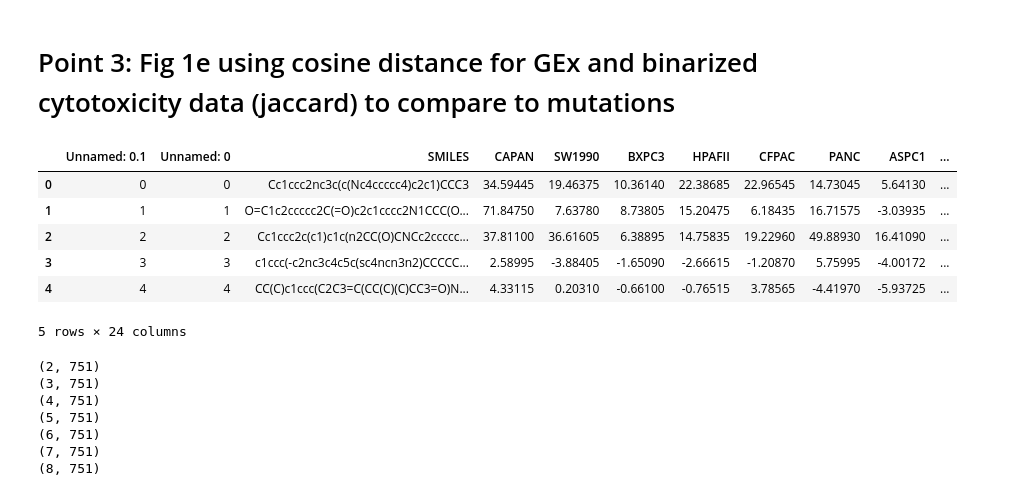
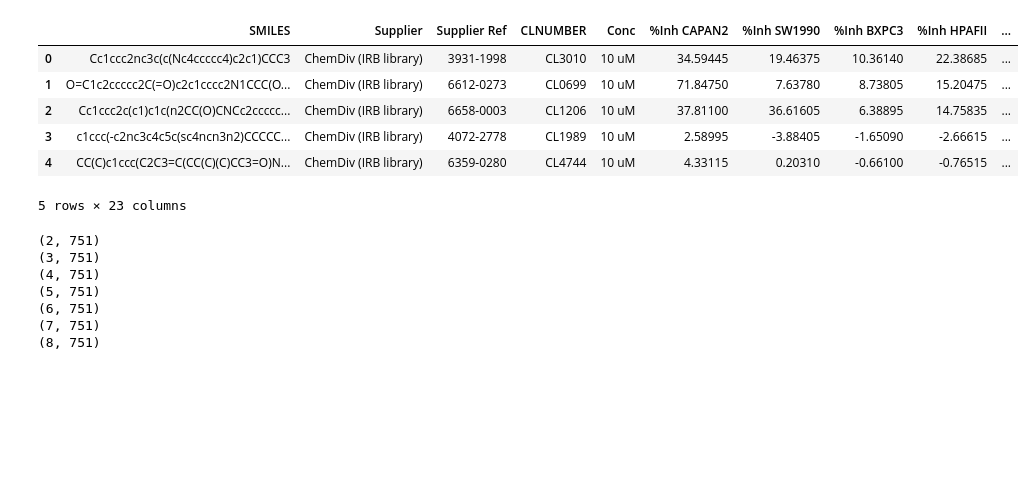
Before and after one commit to sbnb-irb/cytotoxics_design, a Jupyter notebook: paper_figures/code/supp_fig3.ipynb, the cells around one changed output. Saved outputs shown, nothing was run; the diff lists cells and outputs as text; code cells hidden in the pictures; blank space fills up the shorter version.

Commit message:
finish adding figures code and data

```diff
--- a/paper_figures/code/supp_fig3.ipynb
+++ b/paper_figures/code/supp_fig3.ipynb
@@ -1,2 +0,0 @@
-# %% [markdown]
-# Point 3: Fig 1e using cosine distance for GEx and binarized cytotoxicity data (jaccard) to compare to mutations
@@ -3,13 +5,14 @@
 # %%
-sensitivity = pd.read_csv(
-    "/aloy/home/grojas/tesis/cell_line_specific_NCEs/Marta_collab/hits_confirmation/mean2closest_rep.csv"
+sensitivity = pd.read_excel(
+    "../../drug screening data//HTS_and_confirmation.xlsx",
+    sheet_name="Training set",
 )
 sensitivity.head()
 # %% [output]
-|  | Unnamed: 0.1 | Unnamed: 0 | SMILES | CAPAN | SW1990 | BXPC3 | HPAFII | CFPAC | PANC | ASPC1 | ... |
-| 0 | 0 | 0 | Cc1ccc2nc3c(c(Nc4ccccc4)c2c1)CCC3 | 34.59445 | 19.46375 | 10.36140 | 22.38685 | 22.96545 | 14.73045 | 5.64130 | ... |
-| 1 | 1 | 1 | O=C1c2ccccc2C(=O)c2c1cccc2N1CCC(O... | 71.84750 | 7.63780 | 8.73805 | 15.20475 | 6.18435 | 16.71575 | -3.03935 | ... |
-| 2 | 2 | 2 | Cc1ccc2c(c1)c1c(n2CC(O)CNCc2ccccc... | 37.81100 | 36.61605 | 6.38895 | 14.75835 | 19.22960 | 49.88930 | 16.41090 | ... |
-| 3 | 3 | 3 | c1ccc(-c2nc3c4c5c(sc4ncn3n2)CCCCC... | 2.58995 | -3.88405 | -1.65090 | -2.66615 | -1.20870 | 5.75995 | -4.00172 | ... |
-| 4 | 4 | 4 | CC(C)c1ccc(C2C3=C(CC(C)(C)CC3=O)N... | 4.33115 | 0.20310 | -0.66100 | -0.76515 | 3.78565 | -4.41970 | -5.93725 | ... |
+|  | SMILES | Supplier | Supplier Ref | CLNUMBER | Conc | %Inh CAPAN2 | %Inh SW1990 | %Inh BXPC3 | %Inh HPAFII | ... |
+| 0 | Cc1ccc2nc3c(c(Nc4ccccc4)c2c1)CCC3 | ChemDiv (IRB library) | 3931-1998 | CL3010 | 10 uM | 34.59445 | 19.46375 | 10.36140 | 22.38685 | ... |
+| 1 | O=C1c2ccccc2C(=O)c2c1cccc2N1CCC(O... | ChemDiv (IRB library) | 6612-0273 | CL0699 | 10 uM | 71.84750 | 7.63780 | 8.73805 | 15.20475 | ... |
+| 2 | Cc1ccc2c(c1)c1c(n2CC(O)CNCc2ccccc... | ChemDiv (IRB library) | 6658-0003 | CL1206 | 10 uM | 37.81100 | 36.61605 | 6.38895 | 14.75835 | ... |
+| 3 | c1ccc(-c2nc3c4c5c(sc4ncn3n2)CCCCC... | ChemDiv (IRB library) | 4072-2778 | CL1989 | 10 uM | 2.58995 | -3.88405 | -1.65090 | -2.66615 | ... |
+| 4 | CC(C)c1ccc(C2C3=C(CC(C)(C)CC3=O)N... | ChemDiv (IRB library) | 6359-0280 | CL4744 | 10 uM | 4.33115 | 0.20310 | -0.66100 | -0.76515 | ... |
-5 rows × 24 columns
+5 rows × 23 columns
```
Also changed, not shown: parts of 28 cells of this notebook, 34 other files.
